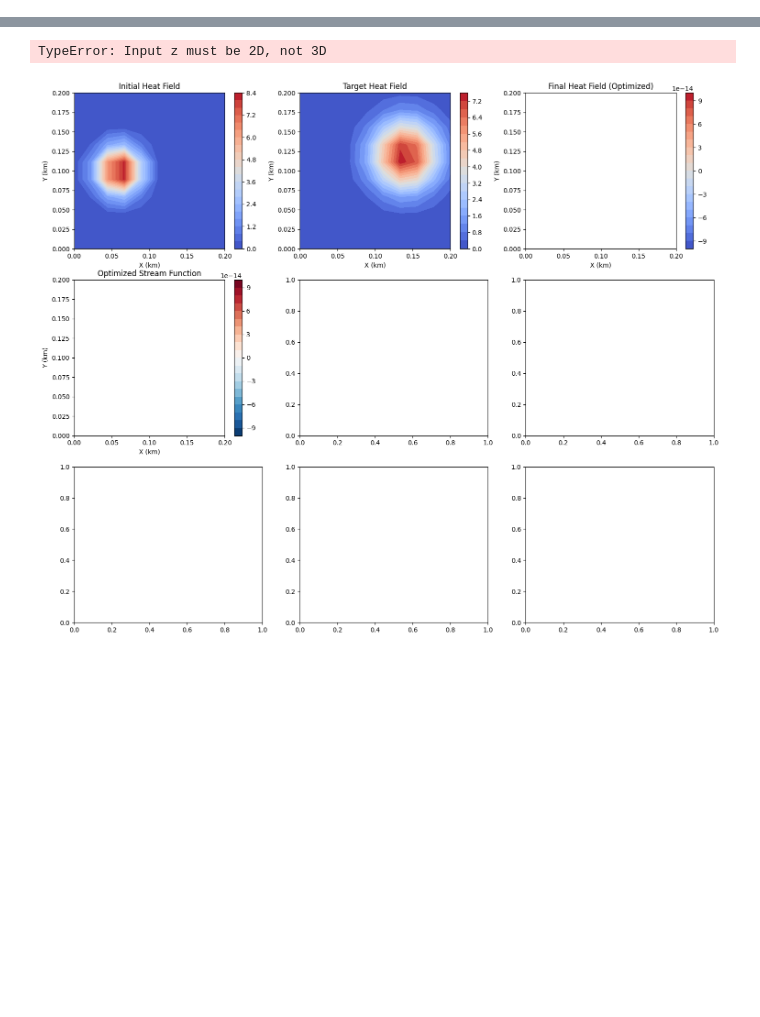
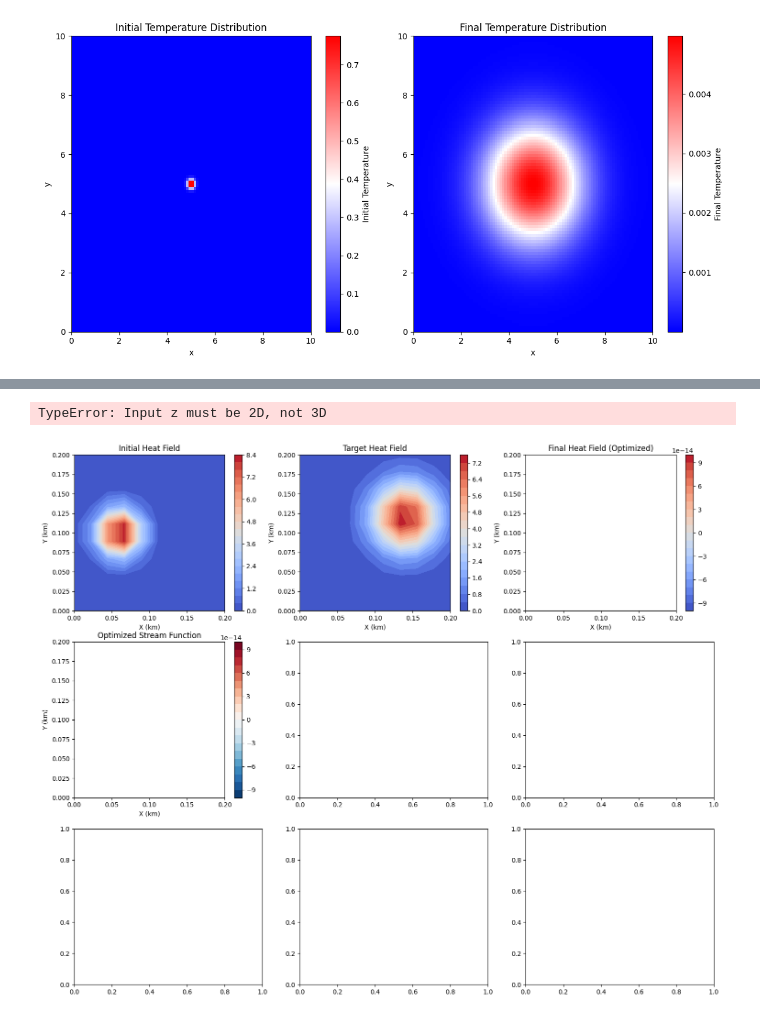
Before and after one commit to jessicakzhang/differential-envopt, a Jupyter notebook: heat_example/heat_NS_optimization.ipynb, the cells around one changed output, grey strips where cells are left out. Cells and saved outputs as stored; diff of their text form; code cells hidden in the pictures; blank space fills up the shorter version.

```diff
--- a/heat_example/heat_NS_optimization.ipynb
+++ b/heat_example/heat_NS_optimization.ipynb
@@ -56,8 +125,8 @@ def divergence(u, v, dx, dy):
 
 def pressure_gradient(t):
     # constant background atmospheric pressure gradient
-    dp_dx = 1e-3
-    dp_dy = 1e-3
+    dp_dx = 0.5
+    dp_dy = 0.5
     return dp_dx, dp_dy
 
 def solve_poisson(source, dx, dy, n_iter=200, tolerance=1e-8):
@@ -134,7 +203,7 @@ def coupled_NS_heat(t, state, args):
     return (dpsi_dt, dT_dt)
 # %%
 @jax.jit
-def simulate(psi0, T0, t_end = 100):
+def simulate(psi0, T0, t_end):
     initial_state = (psi0, T0)
     term = diffrax.ODETerm(coupled_NS_heat)
     solver = diffrax.Tsit5()
@@ -145,10 +214,46 @@ def simulate(psi0, T0, t_end = 100):
         solver,
         t0=0,
         t1=t_end,
-        dt0=1.0,
-        y0=initial_state
+        dt0=0.01,
+        y0=initial_state,
+        max_steps=10000000,
     )
 
     psi_final, T_final = solution.ys # final streamfunction + temp
     #return psi_final, T_final, solution.ts
     return psi_final, T_final
+# %%
+# Gaussian parameters
+x0 = Lx / 2  # center x
+y0 = Ly / 2  # center y
+sigma_x = 0.1  # std in x
+sigma_y = 0.1  # std in y
+
+# 2D Gaussian
+gaussian = jnp.exp(-(((X - x0) ** 2) / (2 * sigma_x ** 2) +
+                    ((Y - y0) ** 2) / (2 * sigma_y ** 2)))
+T0 = jnp.array(gaussian, dtype=jnp.float32)  # initial temperature distribution
+psi0 = jnp.zeros_like(T0)  # initial streamfunction
+psi_final, T_final = simulate(psi0, T0, t_end=100)
+
+# Plotting
+plt.figure(figsize=(12,6))
+# plot initial and final temperature distributions
+plt.subplot(1, 2, 1)
+plt.imshow(T0, extent=(0, Lx, 0, Ly), origin='lower', aspect='auto', cmap='bwr')
+plt.colorbar(label='Initial Temperature')
+plt.title('Initial Temperature Distribution')
+plt.xlabel('x')
+plt.ylabel('y')
+
+plt.subplot(1, 2, 2)
+plt.imshow(T_final[0], extent=(0, Lx, 0, Ly), origin='lower', aspect='auto', cmap='bwr')
+plt.colorbar(label='Final Temperature')
+plt.title('Final Temperature Distribution')
+plt.xlabel('x')
+plt.ylabel('y')
+
+plt.tight_layout()
+plt.show()
+# %% [output]
+[figure, added]
```
Also changed, not shown: parts of 13 cells of this notebook.
